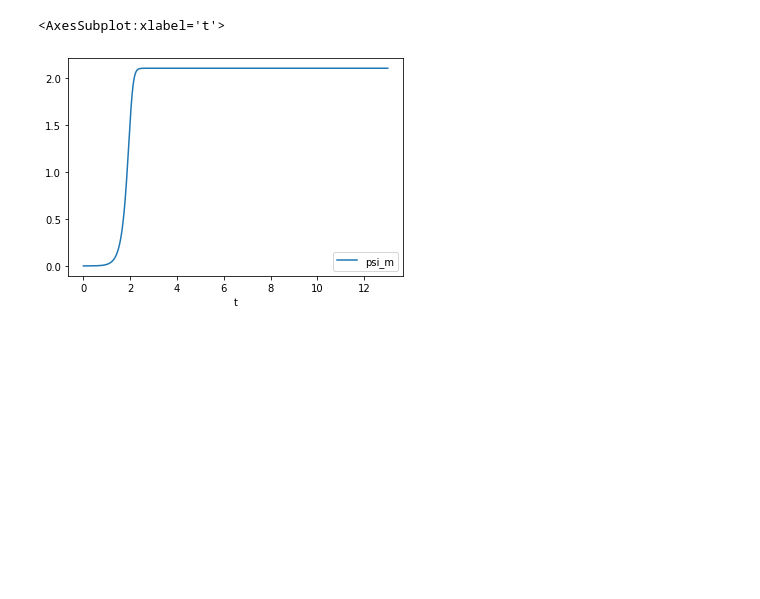
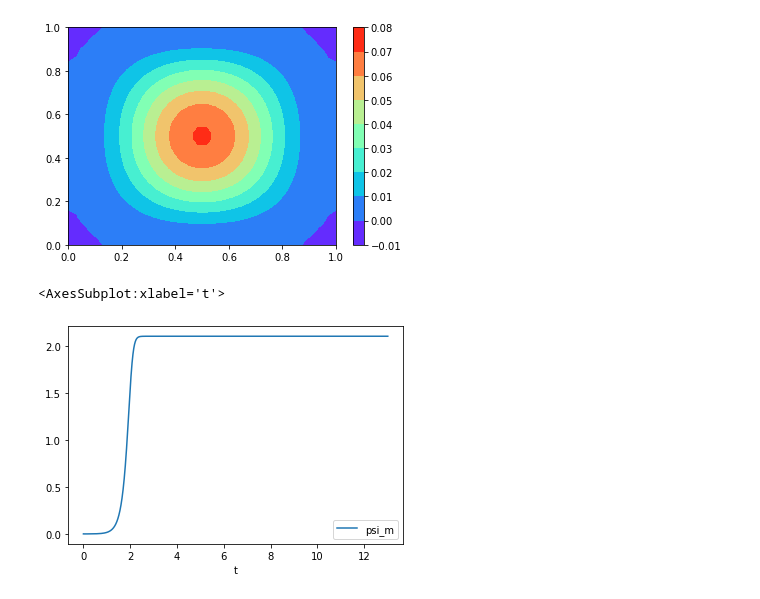
Before and after one commit to che4web/flow, a Jupyter notebook: Без названия.ipynb, the cells around one changed output. Saved outputs shown, nothing was run; the diff lists cells and outputs as text; code cells hidden in the pictures; blank space fills up the shorter version.

```diff
--- a/Без названия.ipynb
+++ b/Без названия.ipynb
@@ -22,3 +27,7 @@ cs = plt.contourf(X, Y, z,)
+# %%
+contur_plot('psi.txt')
+# %% [output]
+[figure, added]
 # %%
 df = pd.read_csv('foo.csv')
 # %%
```
Also changed, not shown: parts of 4 cells of this notebook, 9 other files.
